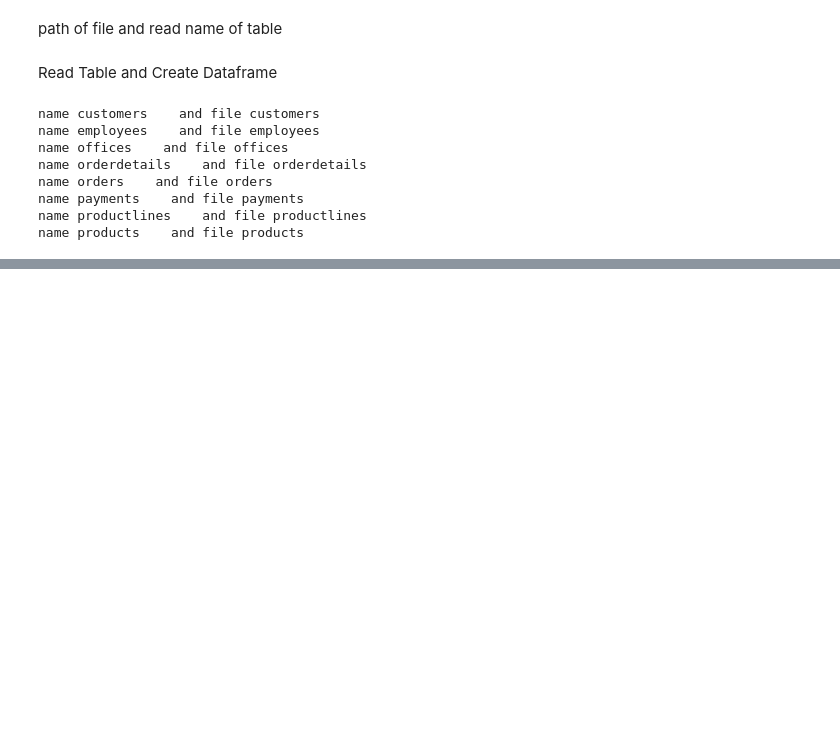
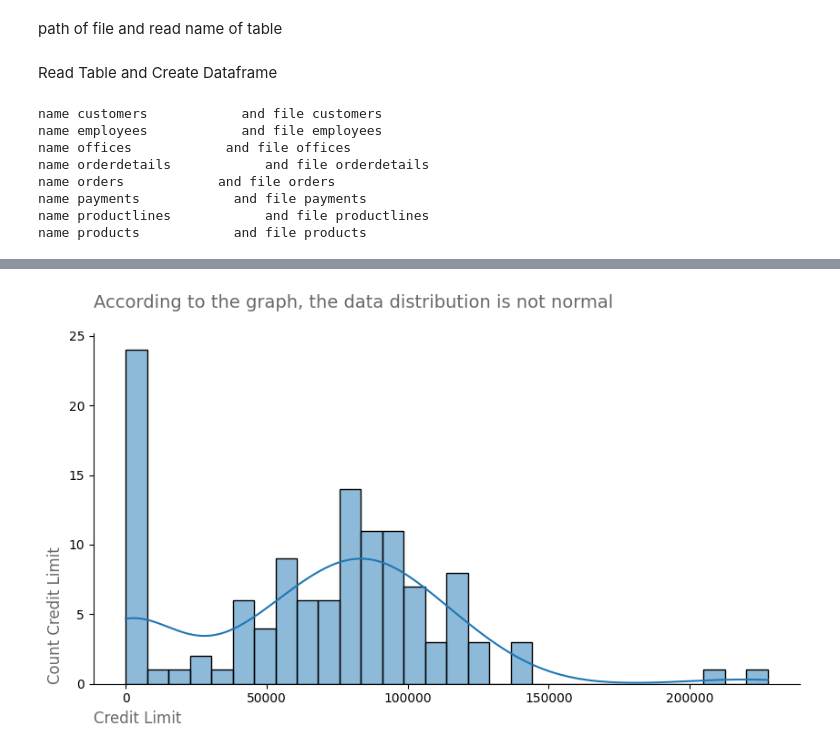
Before and after one commit to Mohsenmohebbi1993/Online-store-dataset, a Jupyter notebook: notebooks/Python/2. Analysis by python.ipynb, the cells around one changed output, grey strips where cells are left out. Cells and saved outputs as stored; diff of their text form; code cells hidden in the pictures; blank space fills up the shorter version.

Commit message:
hist and normal

```diff
--- a/notebooks/Python/2. Analysis by python.ipynb
+++ b/notebooks/Python/2. Analysis by python.ipynb
@@ -71,0 +111,20 @@ name products    and file products
+# %%
+fig, ax = plt.subplots(1)
+
+# size
+fig.set_size_inches(10, 5)
+# histogram by seaborn
+ax = sns.histplot(data=customers, x="creditLimit", bins=30, kde=True)
+
+# titel and label
+ax.set_title("According to the graph, the data distribution is not normal", fontsize=14, loc='left', pad=20, color='dimgray')
+ax.set_xlabel("Credit Limit", fontsize=12, loc='left', color='dimgray')
+ax.set_ylabel("Count Credit Limit", fontsize=12, loc='bottom', color='dimgray')
+
+# remove spines
+ax.spines[["top", "right"]].set_visible(False)
+
+
+plt.show()
+# %% [output]
+[figure, added]
```
Also changed, not shown: parts of 8 cells of this notebook.
